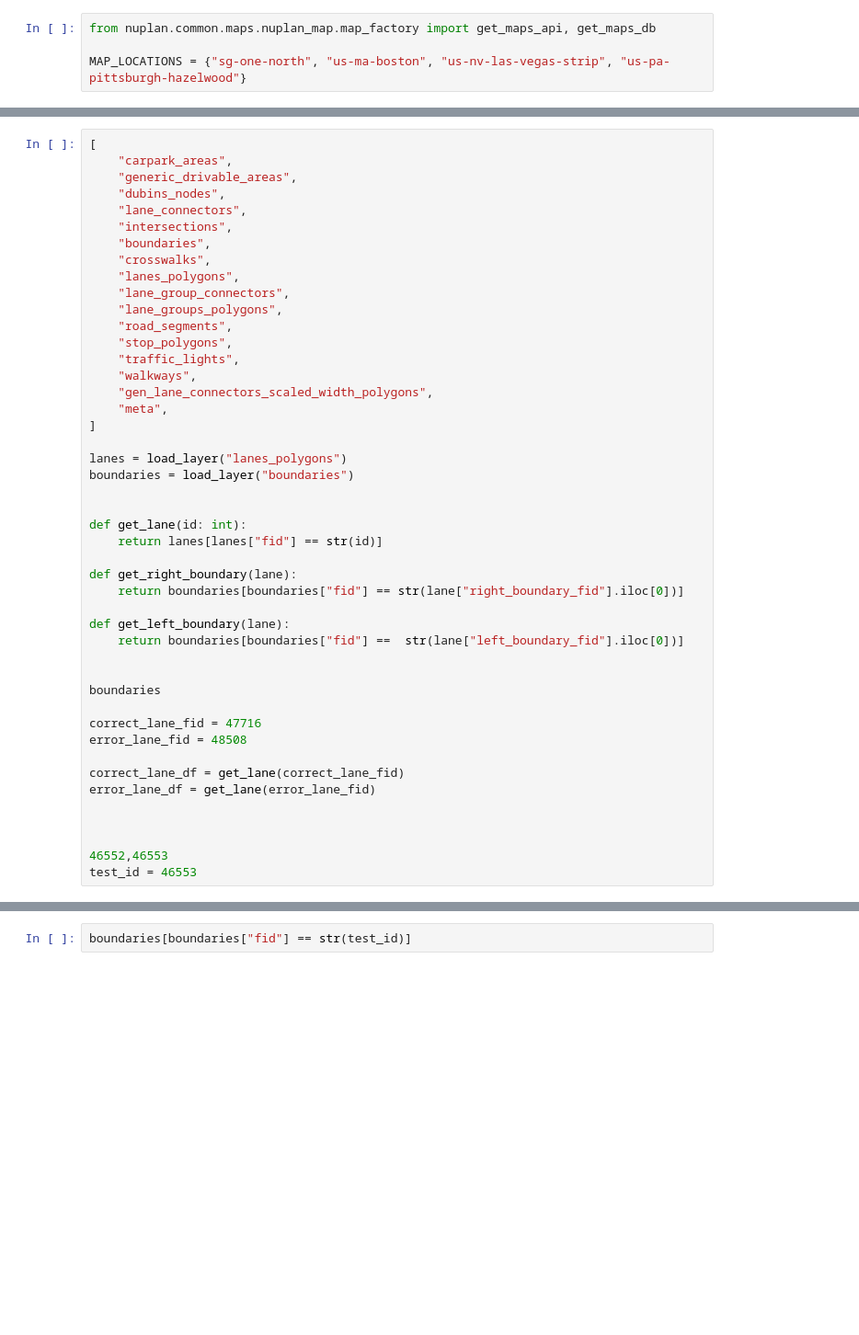
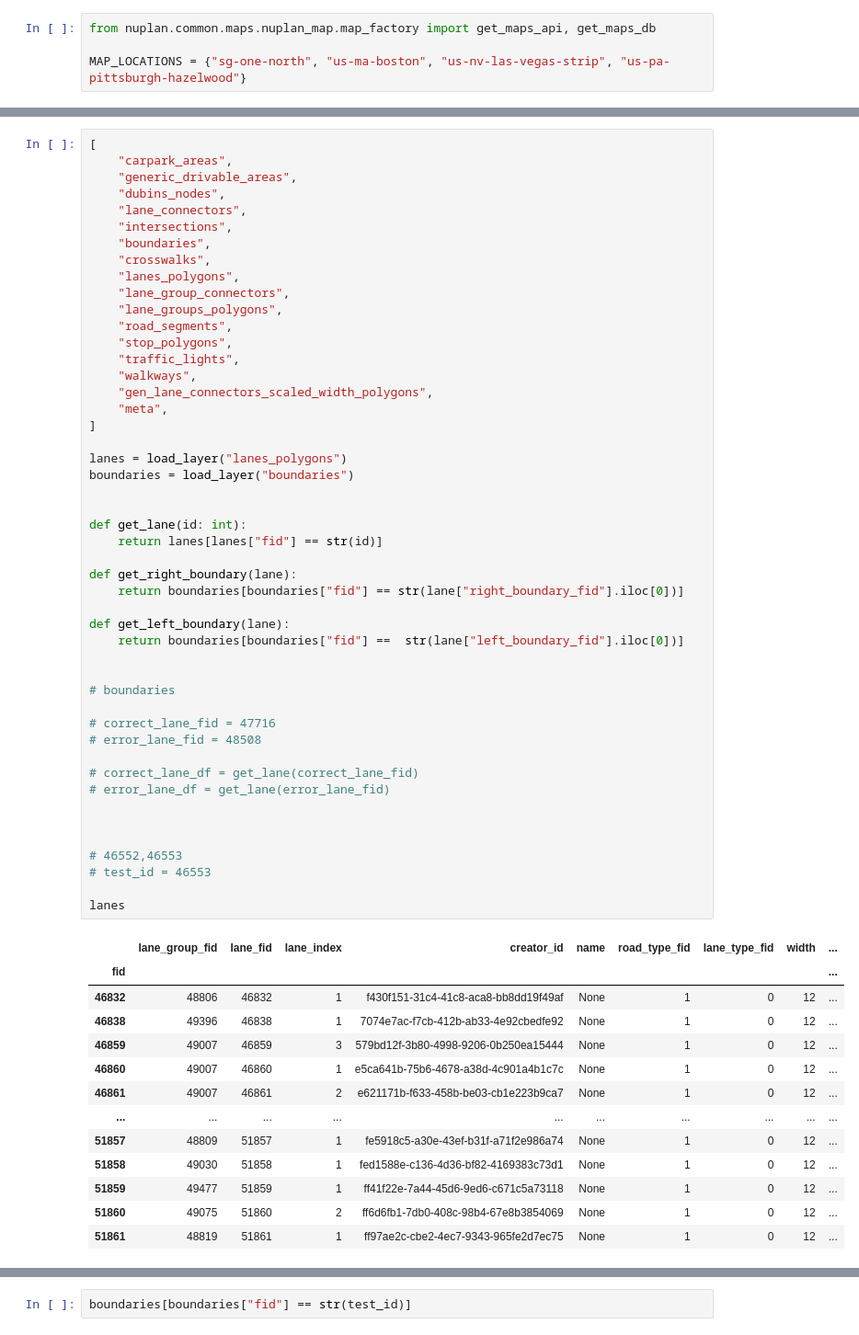
Before and after one commit to autonomousvision/py123d, a Jupyter notebook: notebooks/deprecated/nuplan_map_dataframe.ipynb, the cells around one changed output, grey strips where cells are left out. Shown at 92% size. Saved outputs shown, nothing was run; the diff lists cells and outputs as text; blank space fills up the shorter version.

```diff
--- a/notebooks/deprecated/nuplan_map_dataframe.ipynb
+++ b/notebooks/deprecated/nuplan_map_dataframe.ipynb
@@ -62,37 +76,53 @@ pyogrio.read_dataframe(path_to_gpkg)
     "lanes_polygons",
     "lane_group_connectors",
     "lane_groups_polygons",
     "road_segments",
     "stop_polygons",
     "traffic_lights",
     "walkways",
     "gen_lane_connectors_scaled_width_polygons",
     "meta",
 ]
 
 lanes = load_layer("lanes_polygons")
 boundaries = load_layer("boundaries")
 
 
 def get_lane(id: int):
     return lanes[lanes["fid"] == str(id)]
 
 def get_right_boundary(lane):
     return boundaries[boundaries["fid"] == str(lane["right_boundary_fid"].iloc[0])]
 
 def get_left_boundary(lane):
     return boundaries[boundaries["fid"] ==  str(lane["left_boundary_fid"].iloc[0])]
 
 
-boundaries
+# boundaries
 
-correct_lane_fid = 47716
-error_lane_fid = 48508
+# correct_lane_fid = 47716
+# error_lane_fid = 48508
 
-correct_lane_df = get_lane(correct_lane_fid)
-error_lane_df = get_lane(error_lane_fid)
+# correct_lane_df = get_lane(correct_lane_fid)
+# error_lane_df = get_lane(error_lane_fid)
 
 
 
-46552,46553
-test_id = 46553
+# 46552,46553
+# test_id = 46553
+
+lanes
+# %% [output]
+|  | lane_group_fid | lane_fid | lane_index | creator_id | name | road_type_fid | lane_type_fid | width | ... |
+| fid |  |  |  |  |  |  |  |  | ... |
+| 46832 | 48806 | 46832 | 1 | f430f151-31c4-41c8-aca8-bb8dd19f49af | None | 1 | 0 | 12 | ... |
+| 46838 | 49396 | 46838 | 1 | 7074e7ac-f7cb-412b-ab33-4e92cbedfe92 | None | 1 | 0 | 12 | ... |
+| 46859 | 49007 | 46859 | 3 | 579bd12f-3b80-4998-9206-0b250ea15444 | None | 1 | 0 | 12 | ... |
+| 46860 | 49007 | 46860 | 1 | e5ca641b-75b6-4678-a38d-4c901a4b1c7c | None | 1 | 0 | 12 | ... |
+| 46861 | 49007 | 46861 | 2 | e621171b-f633-458b-be03-cb1e223b9ca7 | None | 1 | 0 | 12 | ... |
+| ... | ... | ... | ... | ... | ... | ... | ... | ... | ... |
+| 51857 | 48809 | 51857 | 1 | fe5918c5-a30e-43ef-b31f-a71f2e986a74 | None | 1 | 0 | 12 | ... |
+| 51858 | 49030 | 51858 | 1 | fed1588e-c136-4d36-bf82-4169383c73d1 | None | 1 | 0 | 12 | ... |
+| 51859 | 49477 | 51859 | 1 | ff41f22e-7a44-45d6-9ed6-c671c5a73118 | None | 1 | 0 | 12 | ... |
+| 51860 | 49075 | 51860 | 2 | ff6d6fb1-7db0-408c-98b4-67e8b3854069 | None | 1 | 0 | 12 | ... |
+| 51861 | 48819 | 51861 | 1 | ff97ae2c-cbe2-4ec7-9343-965fe2d7ec75 | None | 1 | 0 | 12 | ... |
```
Also changed, not shown: parts of 3 cells of this notebook, 16 other files.
